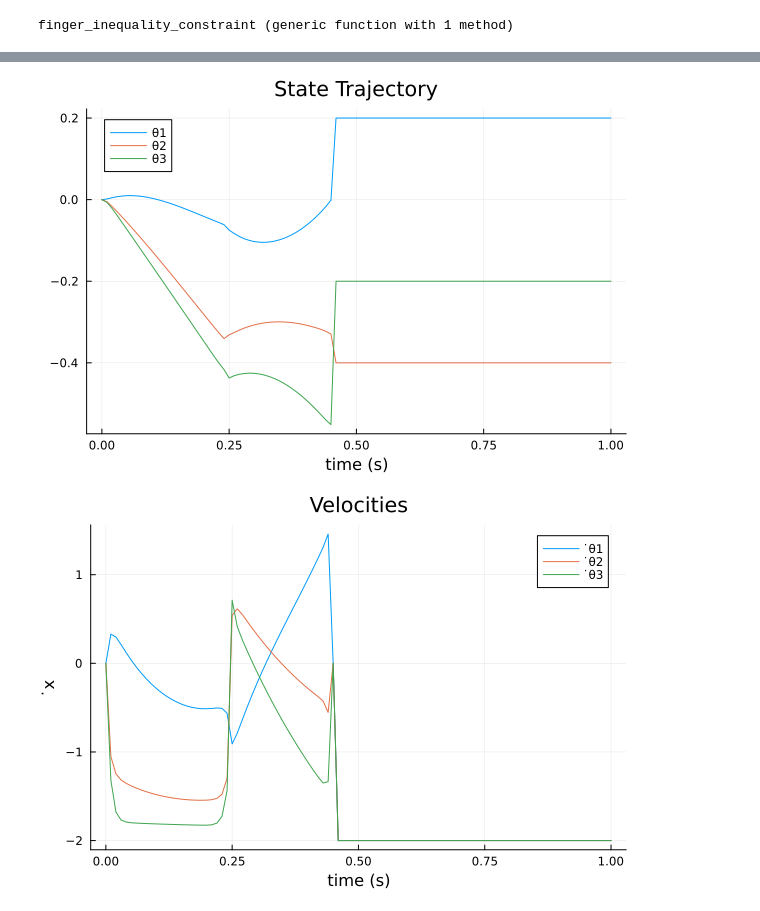
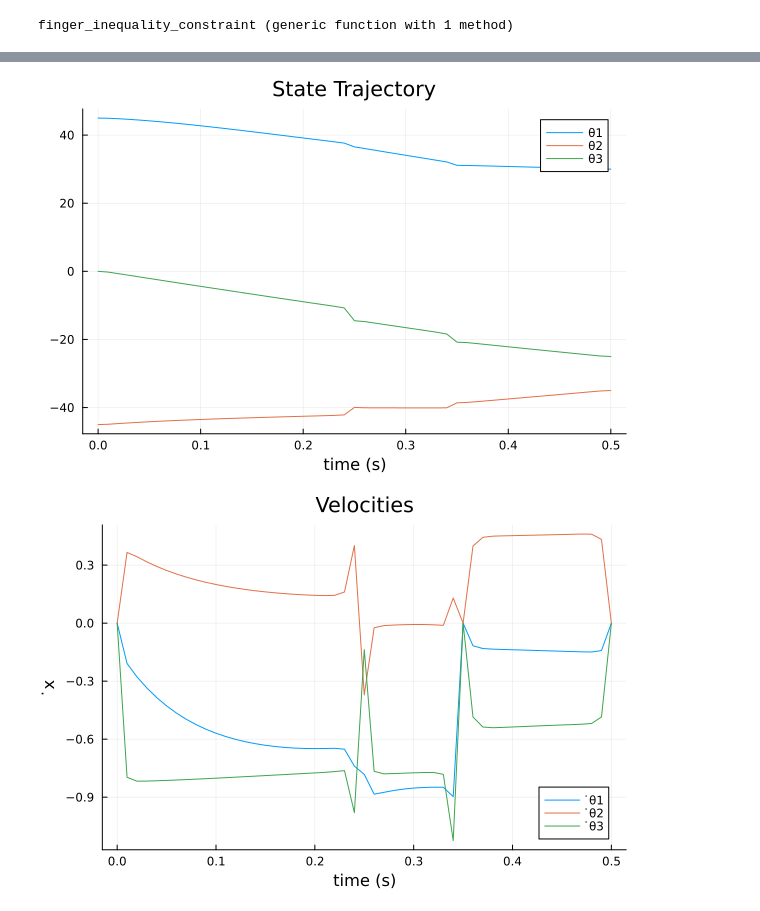
Before and after one commit to Astronauty/ocrl-piano, a Jupyter notebook: single_finger_and_key/3_link_planar_manipulator.ipynb, the cells around one changed output, grey strips where cells are left out. Saved outputs shown, nothing was run; the diff lists cells and outputs as text; code cells hidden in the pictures.

Commit message:
single finger key refinement

```diff
--- a/single_finger_and_key/3_link_planar_manipulator.ipynb
+++ b/single_finger_and_key/3_link_planar_manipulator.ipynb
@@ -182,8 +243,7 @@ function jump2_map(params::NamedTuple, x::Vector)
     # Solve for post collision joint velocities based on tip velocity
     qd_post = J\[v_tip_x_post; v_tip_y_post]
 
-    # return [q; qd_post]
-    return [q; zeros(3)]
+    return [q; qd_post]
 end
 
 
@@ -374,34 +444,46 @@ function solve_finger_strike(;verbose=true)
     nx = 6
     nu = 3
     dt = 0.01
-    tf = 1.0
+    tf = 0.5
     t_vec = 0:dt:tf
     N = length(t_vec)
 
     # LQR cost
     Q = 10*diagm(ones(nx))
-    R = diagm(ones(nu))
+    R = 10*diagm(ones(nu))
     Qf = 10*diagm(ones(nx))
 
     # indexing
     idx = create_idx(nx,nu,N)
 
     # initial and goal states
-    xic = [0, 0, 0, 0, 0, 0]
-    xg = [0.2, -0.4, -0.2, -2.0, -2.0, -2.0]
+    xic = [deg2rad(45), -deg2rad(45), 0, 0, 0, 0]
+
+
+    # fingertip_xg = [0.2, -0.1]
+    # xg = pinv(fingertip_jacobian(fingertip_xgfingertip_xg))*
+    xg = [deg2rad(30), -deg2rad(35), -deg2rad(25), 0.0, 0.0, 0.0]
+
 
     # mode index sets
-    M1 = vcat([1:25]...)
-    M2 = vcat([26:45]...)
-    M3 = vcat([46:100]...)
+    # M1 = vcat([1:50]...)
+    # M2 = vcat([26:35]...)
+    # M3 = vcat([36:50]...)
+    M1 = vcat([1:50]...)
+    M2 = vcat([26:35]...)
+    M3 = vcat([36:50]...)
+    # M2 = []
+    # M3 = []
 
     J1 = [25]
-    J2 = [45]
+    J2 = [35]
+    # J1 = []
+    # J2 = []
 
 
     # load all useful things into params
-    params = (Q = Q, R = R, Qf = Qf, xic = xic, xg = xg, dt = dt, N = N, idx = idx, L1=0.45, L2=0.25,
-     L3=0.26, m1=0.25, m2=0.25, m3=0.25, k=25, b=0.1, mkey=0.3, ykey=0.0, M1=M1, M2=M2, M3=M3, J1=J1, J2=J2)
+    params = (Q = Q, R = R, Qf = Qf, xic = xic, xg = xg, dt = dt, N = N, idx = idx, L1=0.1, L2=0.1,
+     L3=0.1, m1=1.0, m2=1.0, m3=0.25, k=0.1, b=0.1, mkey=0.25, ykey=0.0, M1=M1, M2=M2, M3=M3, J1=J1, J2=J2)
 
     # TODO: primal bounds
     x_l = -Inf*ones(idx.nz)
@@ -432,7 +514,7 @@ function solve_finger_strike(;verbose=true)
 
     Z = fmincon(finger_cost,finger_equality_constraints,finger_inequality_constraint,
                 x_l,x_u,c_l,c_u,z0,params, diff_type;
-                tol = 1e-5, c_tol = 1e-5, max_iters = 10_000, verbose = verbose)
+                tol = 1e-5, c_tol = 1e-2, max_iters = 2000, verbose = verbose)
 
     # pull the X and U solutions out of Z
     X = [Z[idx.x[i]] for i = 1:N]
@@ -440,6 +522,4 @@ function solve_finger_strike(;verbose=true)
 
     return X, U, t_vec, params
 end
-
-X, U, t_vec = solve_finger_strike(verbose=true)
 # %% [output]
@@ -473,16 +548,15 @@ Xm[1:3,:]
 # %%
-
-
 Xm = hcat(X...)
 Um = hcat(U...)
+default(show = true)
 
 # # --------------plotting-----------------
-display(plot(t_vec, Xm[1:3,:]', label = ["θ1" "θ2" "θ3" ], xlabel = "time (s)", title = "State Trajectory"))
+display(plot(t_vec, (180/pi)*Xm[1:3,:]', label = ["θ1" "θ2" "θ3" ], xlabel = "time (s)", title = "State Trajectory"))
 display(plot(t_vec,Xm[4:6,:]',label= ["̇θ1" "̇θ2" "̇θ3"], xlabel = "time (s)", ylabel = "̇x",title = "Velocities"))
 display(plot(t_vec[1:end-1],Um',label="",xlabel = "time (s)", ylabel = "u",title = "Controls"))
 
 # # meshcat animation
 # display(animate_cartpole(X, 0.05))
 # %% [output]
-[figure, old version]
+[figure, new version]
-[figure, old version]
+[figure, new version]
```
Also changed, not shown: parts of 9 cells of this notebook, 1 other file.
